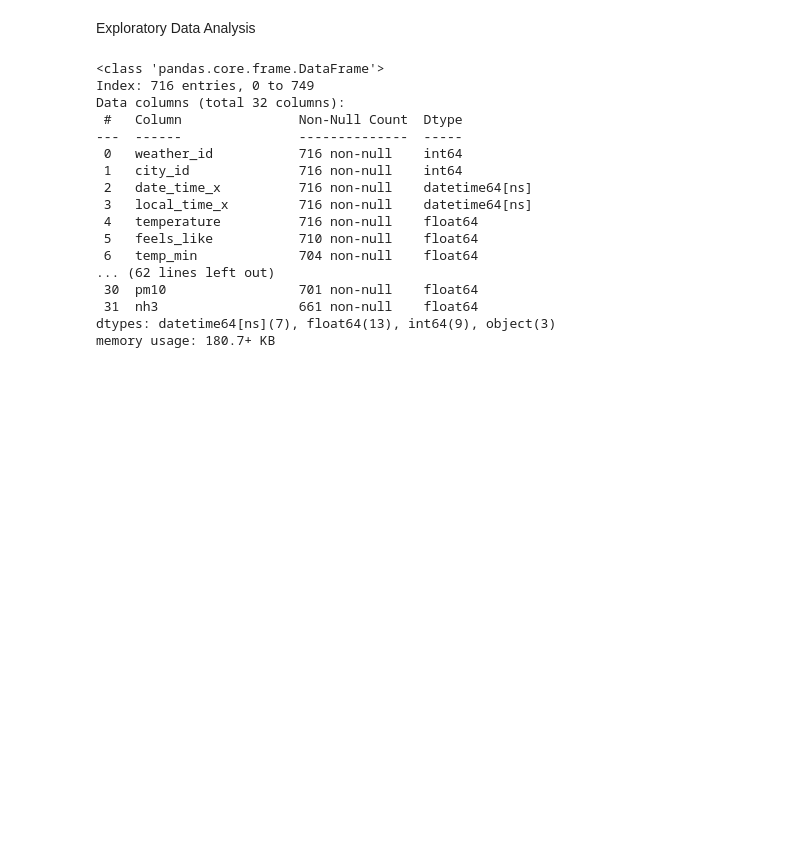
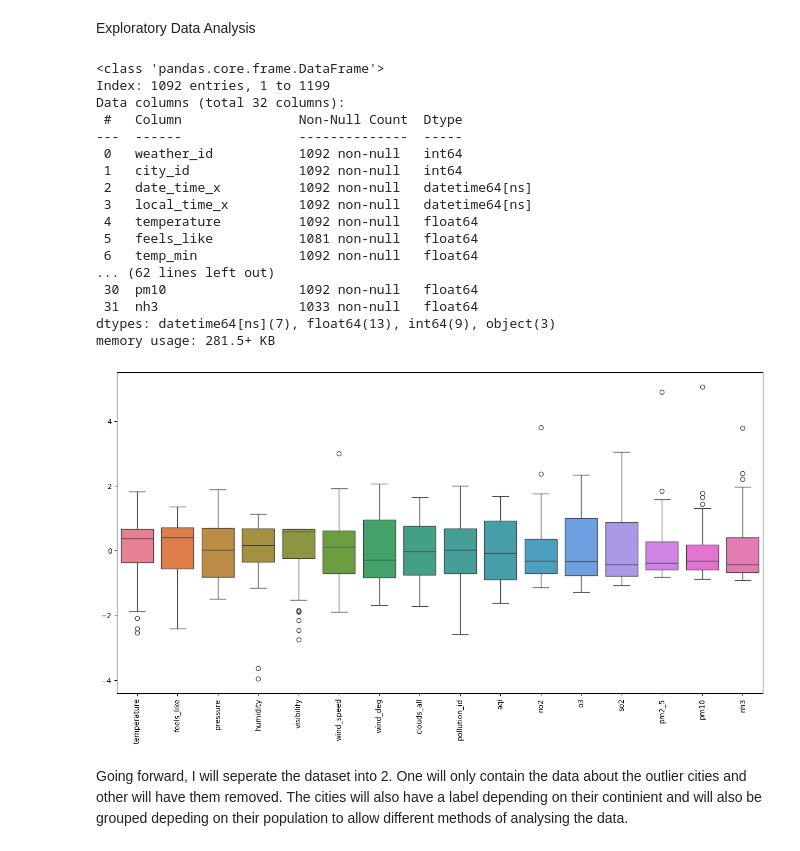
Before and after one commit to GurpreetSDeol/Public-Health-and-Air-Quality-Impact-Analysis-via-ETL-Data-Pipeline, a Jupyter notebook: Data Analysis/Analysis.ipynb, the cells around one changed output. Saved outputs shown, nothing was run; the diff lists cells and outputs as text; code cells hidden in the pictures; blank space fills up the shorter version.

```diff
--- a/Data Analysis/Analysis.ipynb
+++ b/Data Analysis/Analysis.ipynb
@@ -54,24 +58,57 @@ merged_df = Weather_df.merge(Pollution_df, how='inner', left_on=['city_id', 'dat
 # %% [markdown]
 Exploratory Data Analysis
 # %%
+#Check for Null values in important columns and drop those rows
 merged_df.info()
-merged_df.dropna(subset=['temperature','pm2_5','pm10'],inplace = True)
+merged_df.dropna(subset=['temperature','pm2_5','pm10','temp_min','temp_max'],inplace = True)
 merged_df.info()
 # %% [output]
 <class 'pandas.core.frame.DataFrame'>
-Index: 716 entries, 0 to 749
+Index: 1092 entries, 1 to 1199
 Data columns (total 32 columns):
  #   Column               Non-Null Count  Dtype
 ---  ------               --------------  -----
- 0   weather_id           716 non-null    int64
- 1   city_id              716 non-null    int64
- 2   date_time_x          716 non-null    datetime64[ns]
- 3   local_time_x         716 non-null    datetime64[ns]
- 4   temperature          716 non-null    float64
- 5   feels_like           710 non-null    float64
- 6   temp_min             704 non-null    float64
+ 0   weather_id           1092 non-null   int64
+ 1   city_id              1092 non-null   int64
+ 2   date_time_x          1092 non-null   datetime64[ns]
+ 3   local_time_x         1092 non-null   datetime64[ns]
+ 4   temperature          1092 non-null   float64
+ 5   feels_like           1081 non-null   float64
+ 6   temp_min             1092 non-null   float64
 ... (62 lines left out)
- 30  pm10                 701 non-null    float64
- 31  nh3                  661 non-null    float64
+ 30  pm10                 1092 non-null   float64
+ 31  nh3                  1033 non-null   float64
 dtypes: datetime64[ns](7), float64(13), int64(9), object(3)
-memory usage: 180.7+ KB
+memory usage: 281.5+ KB
+# %%
+numerical_df = merged_df.select_dtypes('number')
+numerical_df.drop(columns=['weather_id','temp_min','temp_max','no','co'],inplace=True)
+numerical_df_by_city = numerical_df.groupby('city_id').mean()
+scaler = StandardScaler()
+numerical_df_by_city[numerical_df_by_city.columns]=scaler.fit_transform(numerical_df_by_city[numerical_df_by_city.columns])
+
+fig, axes = plt.subplots(figsize=(16,8))
+sns.boxplot(ax = axes, data= numerical_df_by_city)
+axes.tick_params(axis='x', labelrotation=90)
+
+# Outlier detection
+
+outliers_dict = {
+    col: [y for stat in boxplot_stats(numerical_df_by_city[col]) for y in stat['fliers']]
+    for col in numerical_df_by_city.columns}
+
+
+outlier_indices = set()
+
+# Loop through each column and collect the index values of the outlier rows
+for col, outliers in outliers_dict.items():
+    if outliers:  # If there are outliers in the column
+        outlier_indices.update(numerical_df_by_city[numerical_df_by_city[col].isin(outliers)].index)
+
+# Convert the set to a list and assign a name to the index
+outlier_indices = list(outlier_indices)
+outlier_indices = pd.Index(outlier_indices, name='city_id')
+# %% [output]
+[figure, added]
+# %% [markdown]
+Going forward, I will seperate the dataset into 2. One will only contain the data about the outlier cities and other will have them removed. The cities will also have a label depending on their continient and will also be grouped depeding on their population to allow different methods of analysing the data.
```
Also changed, not shown: parts of 4 cells of this notebook.
